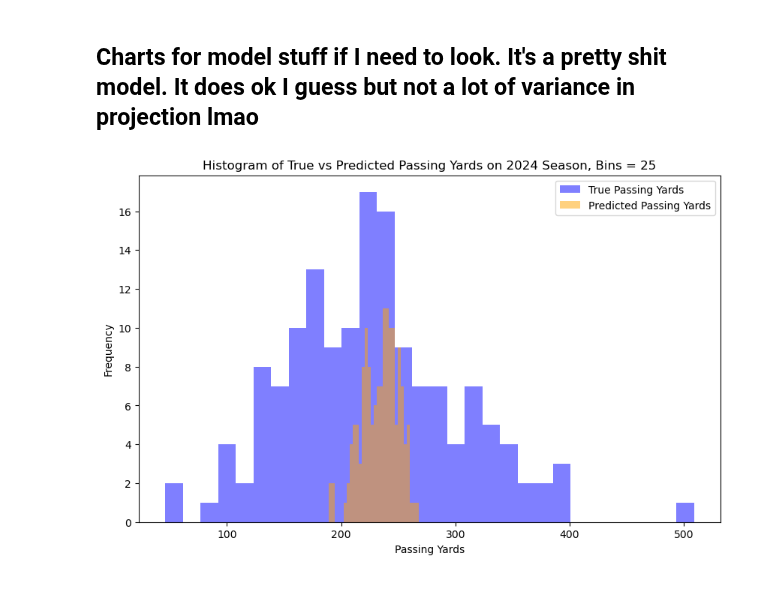
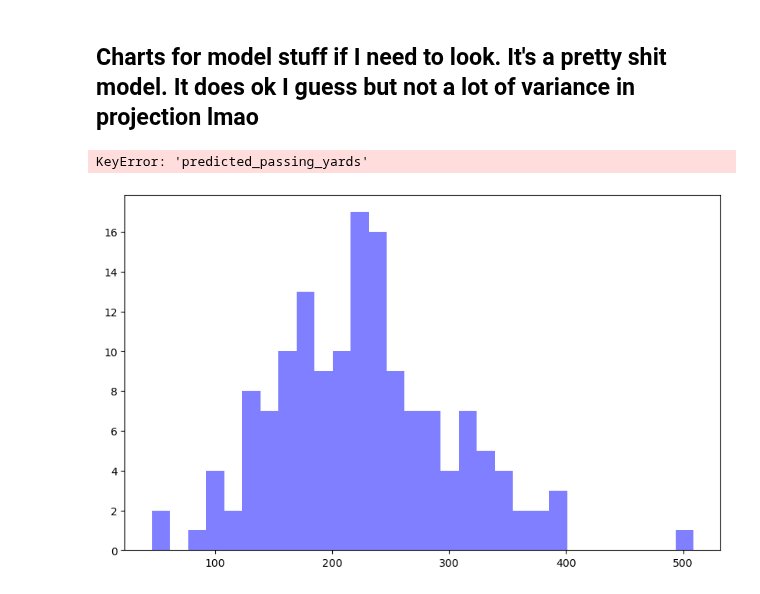
Before and after one commit to bhuggard/CheckTheCover, a Jupyter notebook: testnocom.ipynb, the cells around one changed output. Cells and saved outputs as stored; diff of their text form; code cells hidden in the pictures.

```diff
--- a/testnocom.ipynb
+++ b/testnocom.ipynb
@@ -892,21 +892,24 @@ See the caveats in the documentation: https://pandas.pydata.org/pandas-docs/stab
 # plt.show()
 # %%
 # Plotting the histogram of predicted passing yards and true passing yards
-plt.figure(figsize=(10, 6))
+# plt.figure(figsize=(10, 6))
 
-# Plot histogram for true passing yards
-plt.hist(test_data['passing_yards'], bins=30, alpha=0.5, label='True Passing Yards', color='blue')
+# # Plot histogram for true passing yards
+# plt.hist(test_data['passing_yards'], bins=30, alpha=0.5, label='True Passing Yards', color='blue')
 
-# Plot histogram for predicted passing yards
-plt.hist(test_data['predicted_passing_yards'], bins=30, alpha=0.5, label='Predicted Passing Yards', color='orange')
+# # Plot histogram for predicted passing yards
+# plt.hist(test_data['predicted_passing_yards'], bins=30, alpha=0.5, label='Predicted Passing Yards', color='orange')
 
-# Adding labels and title
-plt.xlabel('Passing Yards')
-plt.ylabel('Frequency')
-plt.title('Histogram of True vs Predicted Passing Yards on 2024 Season, Bins = 25')
-plt.legend(loc='upper right')
+# # Adding labels and title
+# plt.xlabel('Passing Yards')
+# plt.ylabel('Frequency')
+# plt.title('Histogram of True vs Predicted Passing Yards on 2024 Season, Bins = 25')
+# plt.legend(loc='upper right')
 
-# Show the plot
-plt.show()
+# # Show the plot
+# plt.show()
+
+# WE MUST WIDEN!
 # %% [output]
+KeyError: 'predicted_passing_yards'
-[figure, old version]
+[figure, new version]
```
Also changed, not shown: parts of 1 cell of this notebook.
